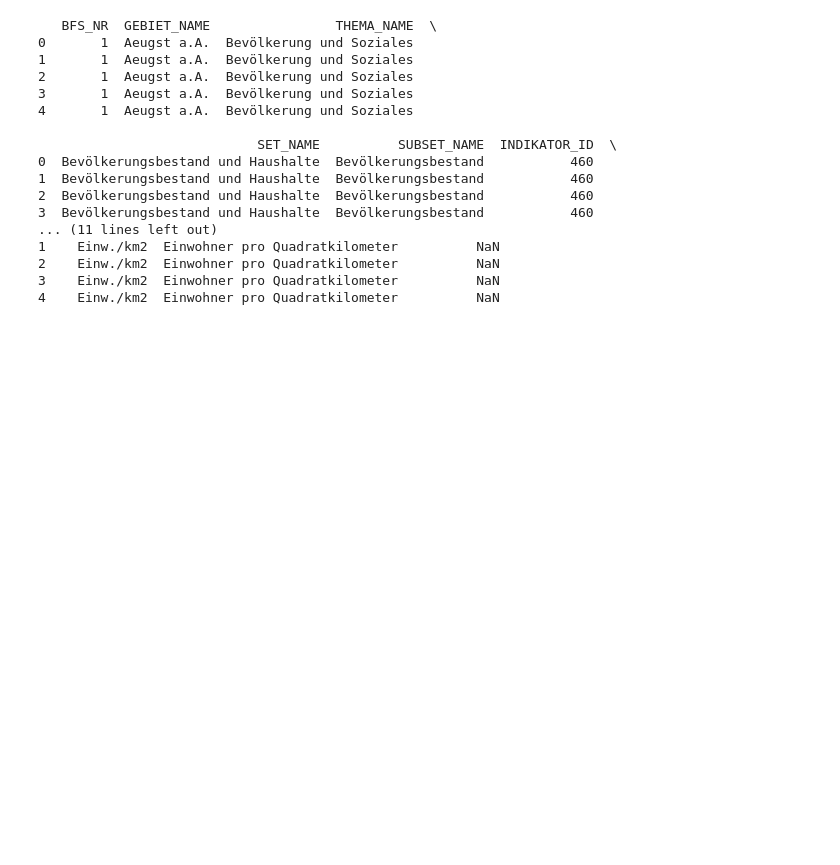
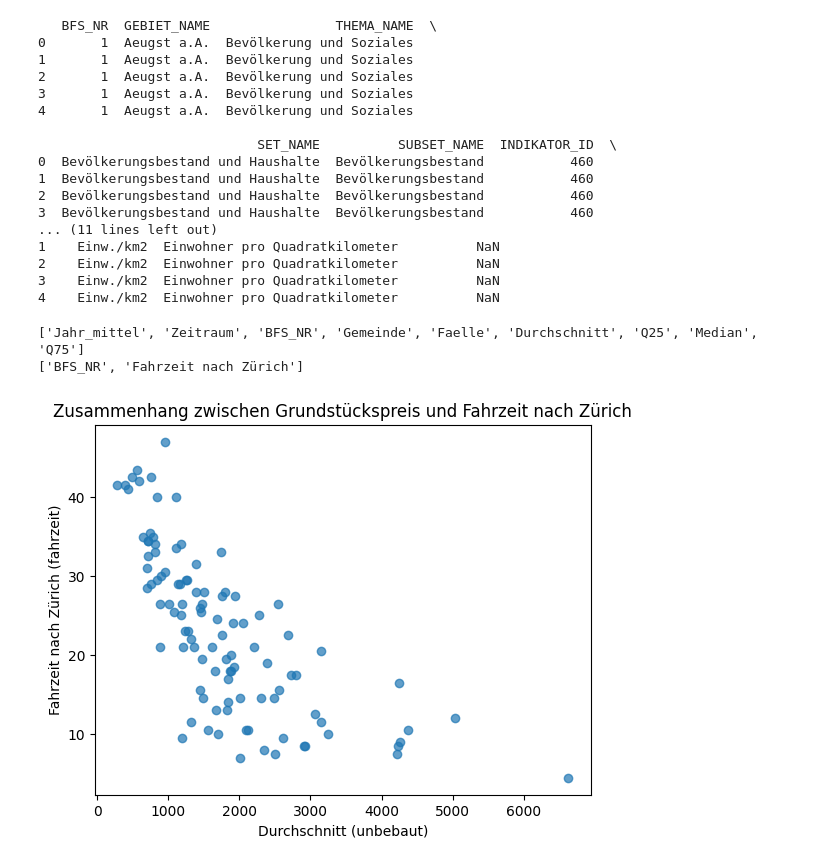
Before and after one commit to Bina-G10/BINA-G10, a Jupyter notebook: bina_gruppe10.ipynb, the cells around one changed output. Saved outputs shown, nothing was run; the diff lists cells and outputs as text; code cells hidden in the pictures; blank space fills up the shorter version.

Commit message:
Test Beni -> Fahrzeit und Grundstückpreis 2021 (unbebaute Wohnfläche)

```diff
--- a/bina_gruppe10.ipynb
+++ b/bina_gruppe10.ipynb
@@ -401,3 +403,25 @@ print(bevölkerungsdichte.head())
 2    Einw./km2  Einwohner pro Quadratkilometer          NaN
 3    Einw./km2  Einwohner pro Quadratkilometer          NaN
 4    Einw./km2  Einwohner pro Quadratkilometer          NaN
+# %%
+#Test Beni
+print(unbebaut.columns.tolist())
+print(fahrzeit.columns.tolist())
+# %% [output]
+['Jahr_mittel', 'Zeitraum', 'BFS_NR', 'Gemeinde', 'Faelle', 'Durchschnitt', 'Q25', 'Median', 'Q75']
+['BFS_NR', 'Fahrzeit nach Zürich']
+# %%
+#Test Beni
+unbebaut_2021 = unbebaut[unbebaut['Jahr_mittel'] == 2021]
+merged_unbebaut2021_fahrzeit = pd.merge(unbebaut_2021, fahrzeit, on='BFS_NR')
+# %%
+#Test Beni
+import matplotlib.pyplot as plt
+
+plt.scatter(merged_unbebaut2021_fahrzeit['Durchschnitt'], merged_unbebaut2021_fahrzeit['Fahrzeit nach Zürich'], alpha=0.7)
+plt.xlabel('Durchschnitt (unbebaut)')
+plt.ylabel('Fahrzeit nach Zürich (fahrzeit)')
+plt.title('Zusammenhang zwischen Grundstückspreis und Fahrzeit nach Zürich')
+plt.show()
+# %% [output]
+[figure, added]
```
Also changed, not shown: parts of 1 cell of this notebook.
